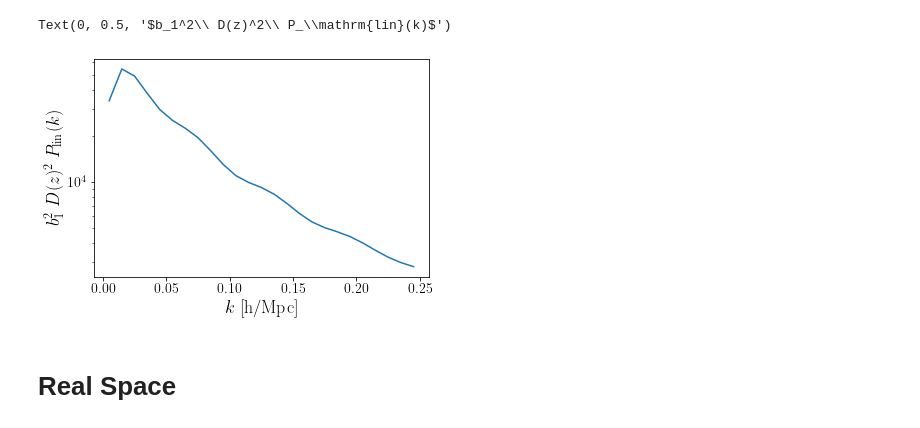
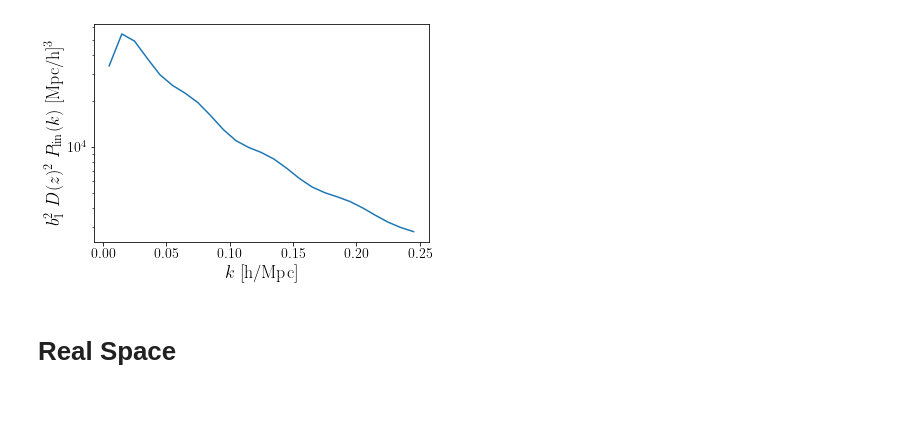
Before and after one commit to JayWadekar/CovaPT, a Jupyter notebook: Covariance_BoxGeometry.ipynb, the cells around one changed output. Cells and saved outputs as stored; diff of their text form; code cells hidden in the pictures.

```diff
--- a/Covariance_BoxGeometry.ipynb
+++ b/Covariance_BoxGeometry.ipynb
@@ -37,7 +37,7 @@ matplotlib.rc('text', usetex=True)
 # If you want to use my input files in this code, please download them from below and set the directory location:
 # https://drive.google.com/drive/folders/1bWKfUaIXcC1n-2hk9KtKhqukxTH1379i?usp=sharing
 
-dire='/Users/jayw/Dropbox/Drop_Acad/Roman/Covariance/data/Public/'
+dire='/Users/jayw/Documents/Acad/Roman/Covariance/data/Public/'
 # %%
 #INPUT
 
@@ -89,10 +89,9 @@ pdata=np.loadtxt(dire+'Pk_lin_CAMB.dat')
 Plin=InterpolatedUnivariateSpline(pdata[:,0], Dz(z, Om)**2*b1**2*pdata[:,1])
 # %%
 plt.semilogy(k,Plin(k))
-plt.xlabel(r"$k$  [h/Mpc]"); plt.ylabel(r"$b_1^2\ D(z)^2\ P_\mathrm{lin}(k)$")
+plt.xlabel(r"$k$  [h/Mpc]"); plt.ylabel(r"$b_1^2\ D(z)^2\ P_\mathrm{lin}(k)$  [Mpc/h]$^3$");
 # %% [output]
-Text(0, 0.5, '$b_1^2\\ D(z)^2\\ P_\\mathrm{lin}(k)$')
-[figure, old version]
+[figure, new version]
 # %%
 #INPUT
 
```
Also changed, not shown: 3 other files.
